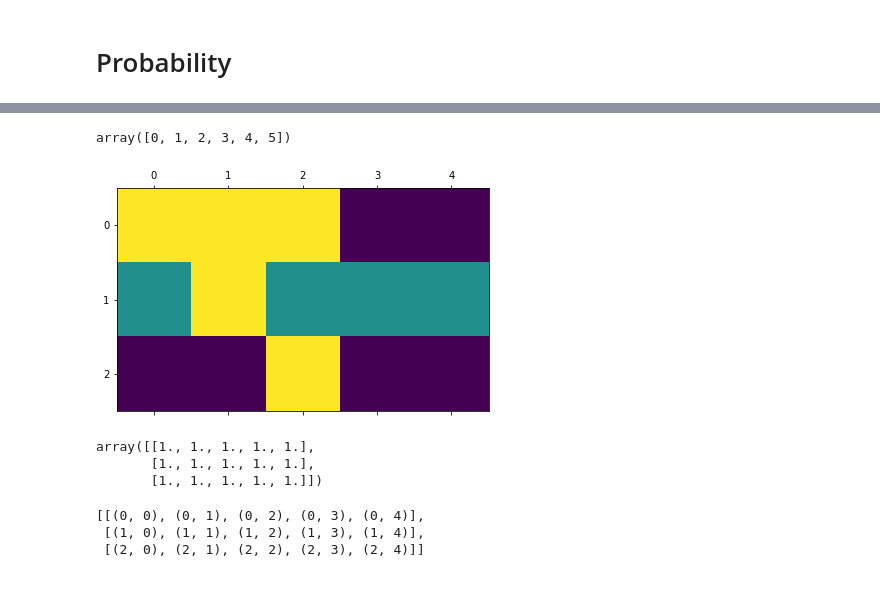
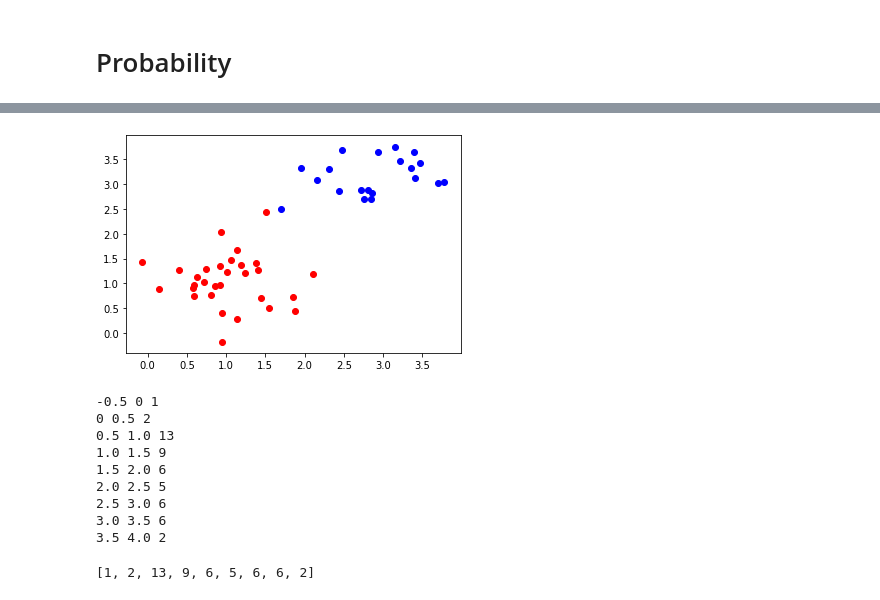
Before and after one commit to simonjisu/prml_study, a Jupyter notebook: notebooks/chapter-1/nb_2-probability.ipynb, the cells around one changed output, grey strips where cells are left out. Cells and saved outputs as stored; diff of their text form; code cells hidden in the pictures.

Commit message:
update prob

```diff
--- a/notebooks/chapter-1/nb_2-probability.ipynb
+++ b/notebooks/chapter-1/nb_2-probability.ipynb
@@ -45,27 +2,0 @@ ax.set_yticklabels([])
-# %%
-co_x
-# %% [output]
-array([0, 1, 2, 3, 4, 5])
-# %%
-box = np.random.randint(1, 4, size=(3, 5))
-plt.matshow(box)
-for (i, j), z in np.ndenumerate(box):
-    ax.text(j, i, '{:d}'.format(int(z)), ha='center', va='center')
-# %% [output]
-[figure, removed]
-# %%
-# joint prob
-def joint_prob(i, j, box):
-    N = box.size
-    n_ij = box[j, i]
-    return n_ij / N
-# %% [output]
-array([[1., 1., 1., 1., 1.],
-       [1., 1., 1., 1., 1.],
-       [1., 1., 1., 1., 1.]])
-# %%
-coord = [[(y, x) for x in np.arange(len_x)] for y in np.arange(len_y)]
-# %% [output]
-[[(0, 0), (0, 1), (0, 2), (0, 3), (0, 4)],
- [(1, 0), (1, 1), (1, 2), (1, 3), (1, 4)],
- [(2, 0), (2, 1), (2, 2), (2, 3), (2, 4)]]
@@ -71,0 +6,32 @@ coord = [[(y, x) for x in np.arange(len_x)] for y in np.arange(len_y)]
+# %%
+np.random.seed(99)
+x1 = np.random.normal(1.0, .5, size=(30, 2))
+x2 = np.random.normal(3.0, .5, size=(20, 2))
+plt.scatter(x1[:, 0], x1[:, 1], label="x1", c="r")
+plt.scatter(x2[:, 0], x2[:, 1], label="x2", c="b")
+plt.show()
+# %% [output]
+[figure, added]
+# %%
+rng = [-0.5, 0, 0.5, 1.0, 1.5, 2.0, 2.5, 3.0, 3.5, 4.0]
+X = np.concatenate((x1, x2))
+X_prob_cnt = []
+for a, b in zip(rng[:-1], rng[1:]):
+    cnt = 0
+    for x in sorted(X[:, 0]):
+        if x <= b and x > a:
+            cnt += 1
+    print(a, b, cnt)
+    X_prob_cnt.append(cnt)
+X_prob_cnt
+# %% [output]
+-0.5 0 1
+0 0.5 2
+0.5 1.0 13
+1.0 1.5 9
+1.5 2.0 6
+2.0 2.5 5
+2.5 3.0 6
+3.0 3.5 6
+3.5 4.0 2
+[1, 2, 13, 9, 6, 5, 6, 6, 2]
```
Also changed, not shown: parts of 16 cells of this notebook.
